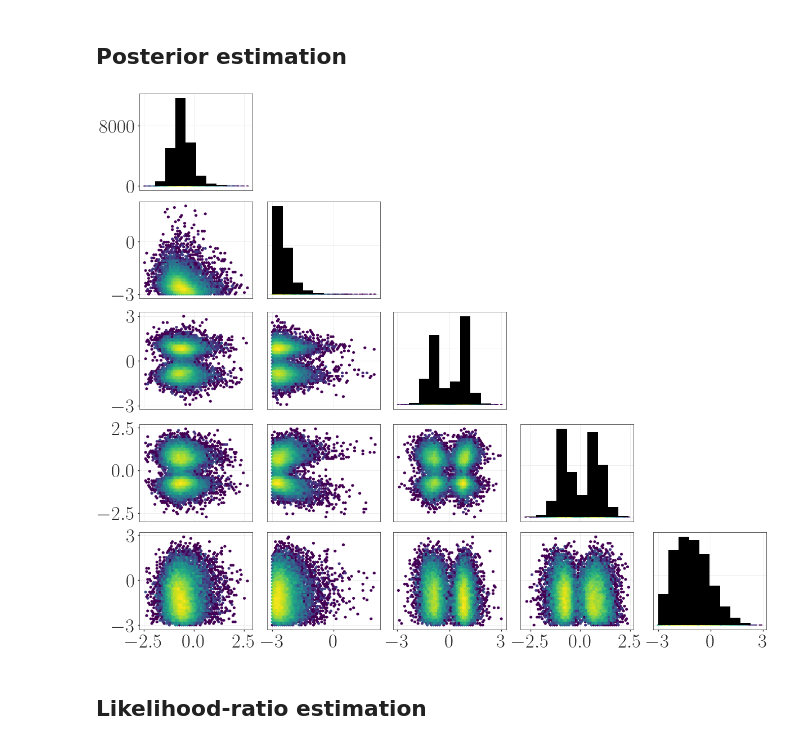
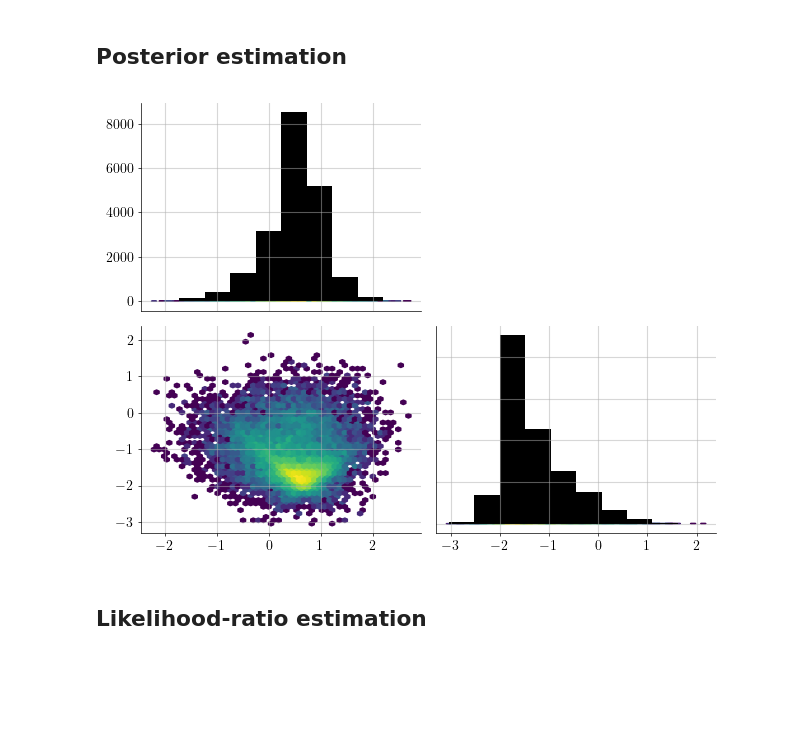
Before and after one commit to dirmeier/sbijax, a Jupyter notebook: docs/notebooks/sbi_with_sbijax.ipynb, the cells around one changed output. Saved outputs shown, nothing was run; the diff lists cells and outputs as text; code cells hidden in the pictures; blank space fills up the shorter version.

```diff
--- a/docs/notebooks/sbi_with_sbijax.ipynb
+++ b/docs/notebooks/sbi_with_sbijax.ipynb
@@ -157,33 +160,26 @@ from sbijax.nn import make_ccnf, make_consistency_model
+# %%
+from sbijax.nn import make_cnf
+
+n_dim_theta = 2
+neural_network = make_cnf(n_dim_theta)
 # %%
-n_dim_theta = 5
-n_layers, hidden_size = 5, 128
-neural_network = make_ccnf(n_dim_theta, n_layers, hidden_size)
-fns = prior_fn, simulator_fn
-fmpe = SFMPE(fns, neural_network)
+from sbijax import FMPE
+fmpe = FMPE(fns, neural_network)
 # %%
-data, fmpe_params = None, {}
-for i in range(1):
-    data, _ = fmpe.simulate_data_and_possibly_append(
-        jr.fold_in(jr.PRNGKey(1), i),
-        params=fmpe_params,
-        observable=obs,
-        data=data,
-        n_simulations=20_000,
-    )
-    fmpe_params, info = fmpe.fit(
-        jr.fold_in(jr.PRNGKey(2), i), data=data, optimizer=optax.adam(0.001), n_early_stopping_delta=0.00001, n_early_stopping_patience=30
-    )
+data, _ = fmpe.simulate_data(
+    jr.PRNGKey(1), n_simulations=20_000
+)
+fmpe_params, info = fmpe.fit(
+ jr.PRNGKey(2), data=data
+)
 # %%
 fmpe_inference_results, diagnostics = fmpe.sample_posterior(
-    jr.PRNGKey(1), fmpe_params, obs, n_samples=25_000
+    jr.PRNGKey(3), fmpe_params, y_obs, n_samples=20_000
 )
 # %%
-plot_posteriors(
-    sbijax._src.mcmc.util.flatten(fmpe_inference_results.posterior)["theta"],
-    "/Users/simon/PROJECTS/2022-bistom/docs/manuscript/sbijax/figures/posterior_pair_plot-fmpe.pdf"
-)
+plot_posteriors(sbijax.inference_data_as_dictionary(fmpe_inference_results.posterior)["theta"])
 # %% [output]
-[figure, old version]
+[figure, new version]
 # %% [markdown]
 ## Likelihood-ratio estimation
 # %%
```
Also changed, not shown: parts of 25 cells of this notebook, 24 other files.
